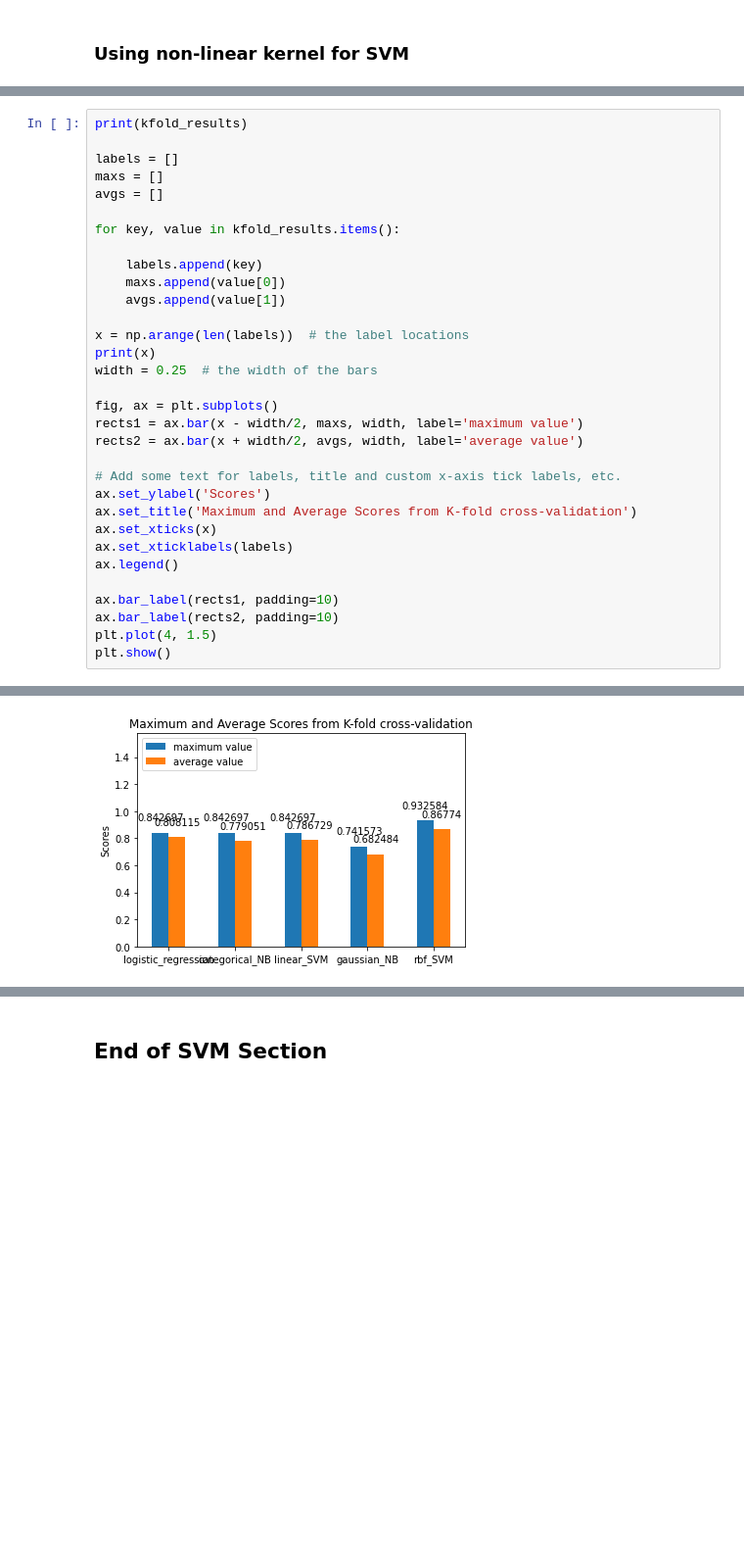
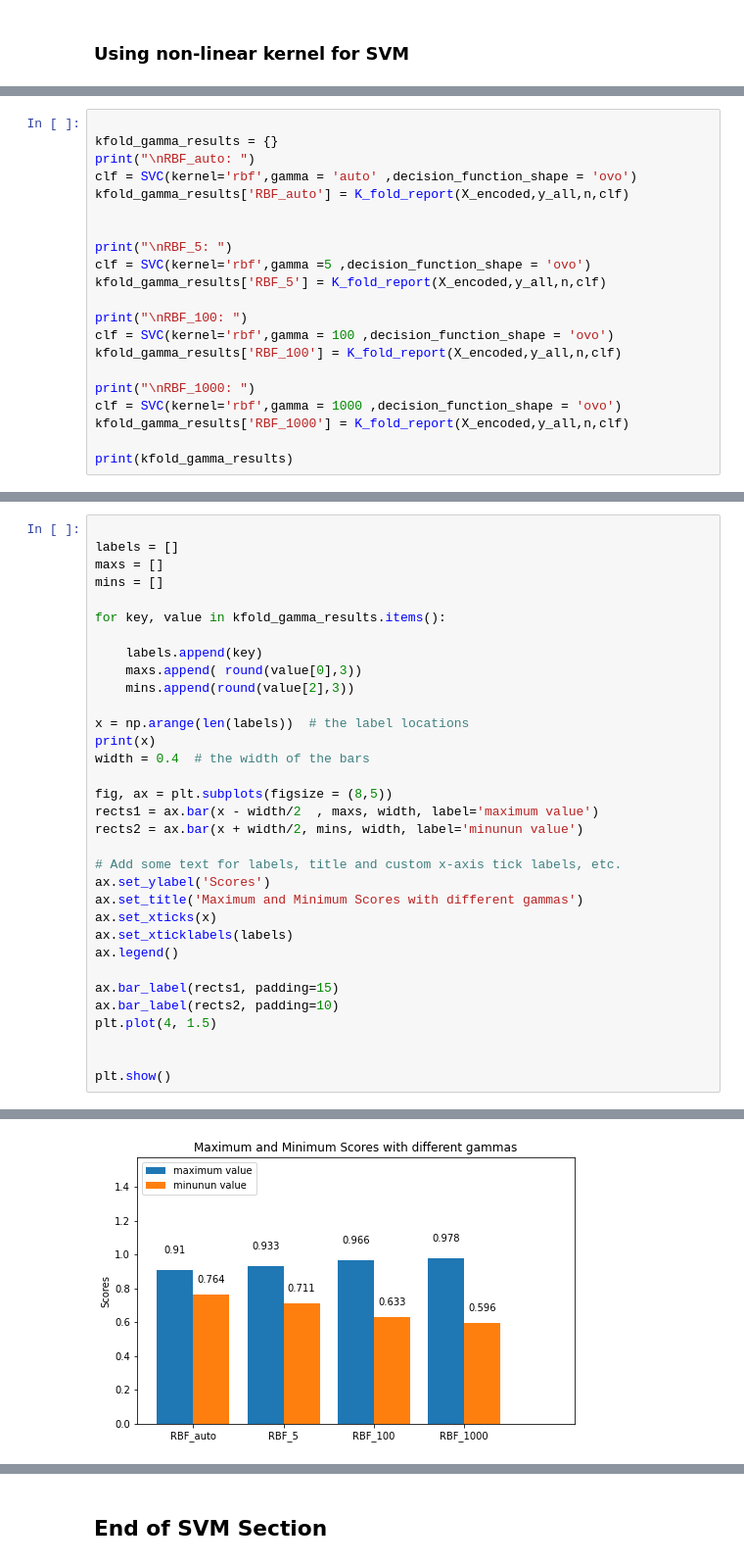
Before and after one commit to Kyohei-us/ECS171_Titanic_Survival_Project, a Jupyter notebook: ML_models_testing.ipynb, the cells around one changed output, grey strips where cells are left out. Shown: that part at 98% size. Drawn from its saved outputs; the diff is of its cells as text; blank space fills up the shorter version.

Commit message:
Plot adjustments

```diff
--- a/ML_models_testing.ipynb
+++ b/ML_models_testing.ipynb
@@ -529,0 +535,21 @@ AVERAGE SCORE:  0.6655181023720349
+# %%
+
+kfold_gamma_results = {}
+print("\nRBF_auto: ")
+clf = SVC(kernel='rbf',gamma = 'auto' ,decision_function_shape = 'ovo')
+kfold_gamma_results['RBF_auto'] = K_fold_report(X_encoded,y_all,n,clf)
+
+
+print("\nRBF_5: ")
+clf = SVC(kernel='rbf',gamma =5 ,decision_function_shape = 'ovo')
+kfold_gamma_results['RBF_5'] = K_fold_report(X_encoded,y_all,n,clf)
+
+print("\nRBF_100: ")
+clf = SVC(kernel='rbf',gamma = 100 ,decision_function_shape = 'ovo')
+kfold_gamma_results['RBF_100'] = K_fold_report(X_encoded,y_all,n,clf)
+
+print("\nRBF_1000: ")
+clf = SVC(kernel='rbf',gamma = 1000 ,decision_function_shape = 'ovo')
+kfold_gamma_results['RBF_1000'] = K_fold_report(X_encoded,y_all,n,clf)
+
+print(kfold_gamma_results)
@@ -530,33 +574,34 @@ AVERAGE SCORE:  0.6655181023720349
 # %%
-print(kfold_results)
 
 labels = []
 maxs = []
-avgs = []
+mins = []
 
-for key, value in kfold_results.items():
+for key, value in kfold_gamma_results.items():
 
     labels.append(key)
-    maxs.append(value[0])
-    avgs.append(value[1])
+    maxs.append( round(value[0],3))
+    mins.append(round(value[2],3))
 
 x = np.arange(len(labels))  # the label locations
 print(x)
-width = 0.25  # the width of the bars
+width = 0.4  # the width of the bars
 
-fig, ax = plt.subplots()
-rects1 = ax.bar(x - width/2, maxs, width, label='maximum value')
-rects2 = ax.bar(x + width/2, avgs, width, label='average value')
+fig, ax = plt.subplots(figsize = (8,5))
+rects1 = ax.bar(x - width/2  , maxs, width, label='maximum value')
+rects2 = ax.bar(x + width/2, mins, width, label='minunun value')
 
 # Add some text for labels, title and custom x-axis tick labels, etc.
 ax.set_ylabel('Scores')
-ax.set_title('Maximum and Average Scores from K-fold cross-validation')
+ax.set_title('Maximum and Minimum Scores with different gammas')
 ax.set_xticks(x)
 ax.set_xticklabels(labels)
 ax.legend()
 
-ax.bar_label(rects1, padding=10)
+ax.bar_label(rects1, padding=15)
 ax.bar_label(rects2, padding=10)
 plt.plot(4, 1.5)
+
+
 plt.show()
 # %% [output]
@@ -565 +609 @@ plt.show()
-[figure, old version]
+[figure, new version]
```
Also changed, not shown: parts of 9 cells of this notebook.
